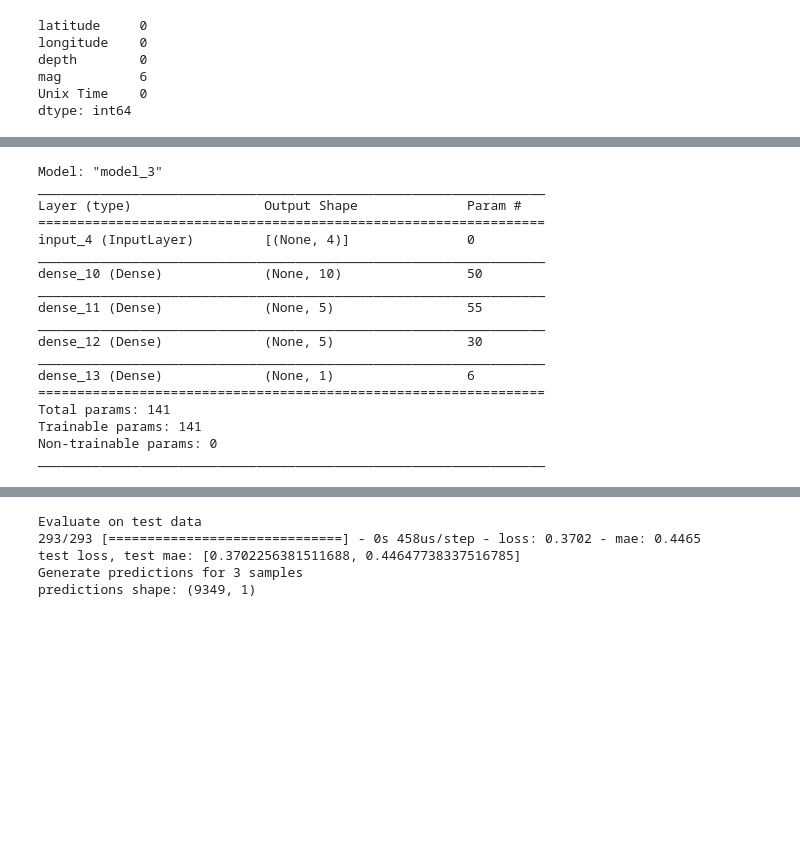
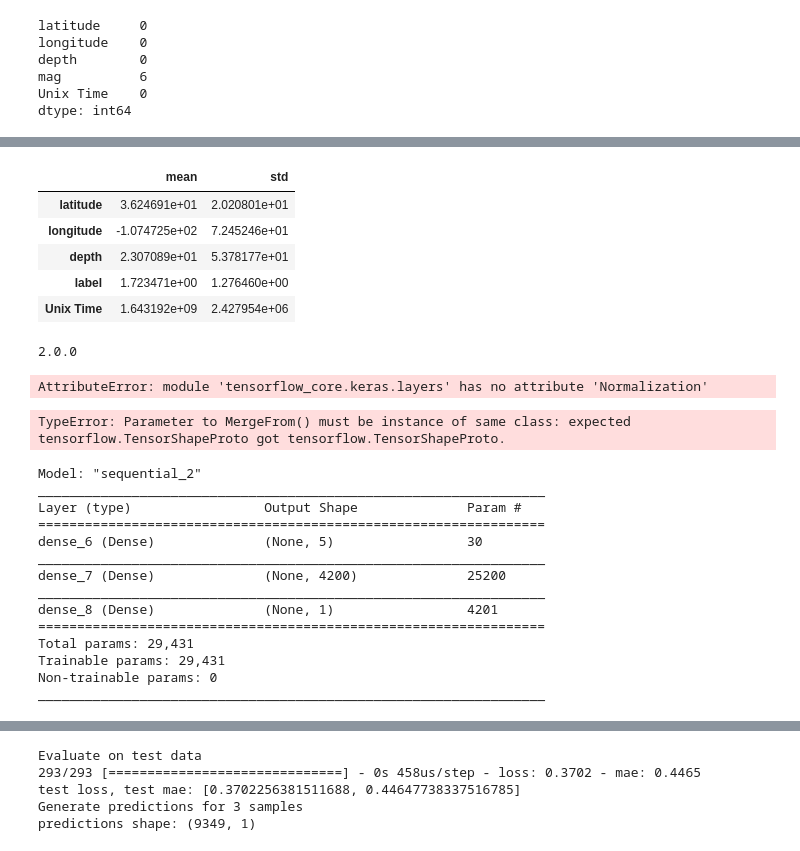
Before and after one commit to rromang/earthquake_modeling, a Jupyter notebook: notebooks/NN_mag copy.ipynb, the cells around one changed output, grey strips where cells are left out. Cells and saved outputs as stored; diff of their text form; code cells hidden in the pictures; blank space fills up the shorter version.

```diff
--- a/notebooks/NN_mag.ipynb
+++ b/notebooks/NN_mag copy.ipynb
@@ -135,0 +152,9 @@ X_train, X_test, y_train, y_test = train_test_split(X, y, test_size=0.33, random
+# %%
+train_dataset.describe().transpose()[['mean', 'std']]
+# %% [output]
+|  | mean | std |
+| latitude | 3.624691e+01 | 2.020801e+01 |
+| longitude | -1.074725e+02 | 7.245246e+01 |
+| depth | 2.307089e+01 | 5.378177e+01 |
+| label | 1.723471e+00 | 1.276460e+00 |
+| Unix Time | 1.643192e+09 | 2.427954e+06 |
@@ -136,46 +164,42 @@ X_train, X_test, y_train, y_test = train_test_split(X, y, test_size=0.33, random
+# %%
+print(tf.__version__)
+# %% [output]
+2.0.0
+# %%
+normalizer = tf.keras.layers.Normalization(axis=-1)
+# %% [output]
+AttributeError: module 'tensorflow_core.keras.layers' has no attribute 'Normalization'
+# %%
+normalizer.adapt(np.array(train_features))
+# %% [output]
+TypeError: Parameter to MergeFrom() must be instance of same class: expected tensorflow.TensorShapeProto got tensorflow.TensorShapeProto.
 # %%
-#following example: https://towardsdatascience.com/3-ways-to-create-a-machine-learning-model-with-keras-and-tensorflow-2-0-de09323af4d3
+#following example: https://towardsdatascience.com/regression-based-neural-networks-with-tensorflow-v2-0-predicting-average-daily-rates-e20fffa7ac9a
 from tensorflow.keras.models import Sequential, Model
 from tensorflow.keras.layers import Dense, Input
 from tensorflow.keras.layers import *
 from tensorflow.keras.utils import plot_model
 
-
-inputs = Input(shape=(4,))
-
-input_layer = (inputs)
-hidden_layer1 = Dense(10, activation='relu')(input_layer)
-hidden_layer2 = Dense(5, activation='relu')(hidden_layer1)
-hidden_layer3 = Dense(5, activation='relu')(hidden_layer2)
-output = Dense(1, activation='linear')(hidden_layer3)
-
-model = Model(inputs=inputs, outputs=output)
+model = Sequential()
+model.add(Dense(5, input_dim=5, kernel_initializer='normal', activation='relu'))
+model.add(Dense(4200, activation='relu'))
+model.add(Dense(1, activation='linear'))
 
 
-# model = Sequential([
-#     Dense(5, activation='relu', input_shape=(4,)),
-#     Dense(10, activation='relu'),
-#     Dense(3, activation='softmax')
-# ])
-
 model.summary()
 # %% [output]
-Model: "model_3"
+Model: "sequential_2"
 _________________________________________________________________
 Layer (type)                 Output Shape              Param #
 =================================================================
-input_4 (InputLayer)         [(None, 4)]               0
+dense_6 (Dense)              (None, 5)                 30
 _________________________________________________________________
-dense_10 (Dense)             (None, 10)                50
+dense_7 (Dense)              (None, 4200)              25200
 _________________________________________________________________
-dense_11 (Dense)             (None, 5)                 55
-_________________________________________________________________
-dense_12 (Dense)             (None, 5)                 30
-_________________________________________________________________
-dense_13 (Dense)             (None, 1)                 6
+dense_8 (Dense)              (None, 1)                 4201
 =================================================================
-Total params: 141
-Trainable params: 141
+Total params: 29,431
+Trainable params: 29,431
 Non-trainable params: 0
 _________________________________________________________________
 # %%
```
Also changed, not shown: parts of 16 cells of this notebook, 3 other files.
